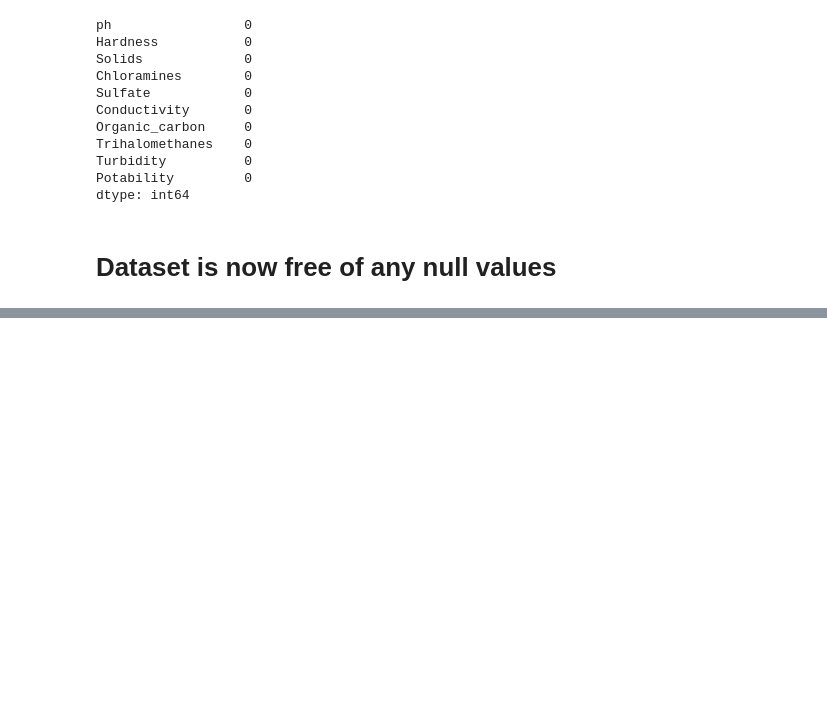
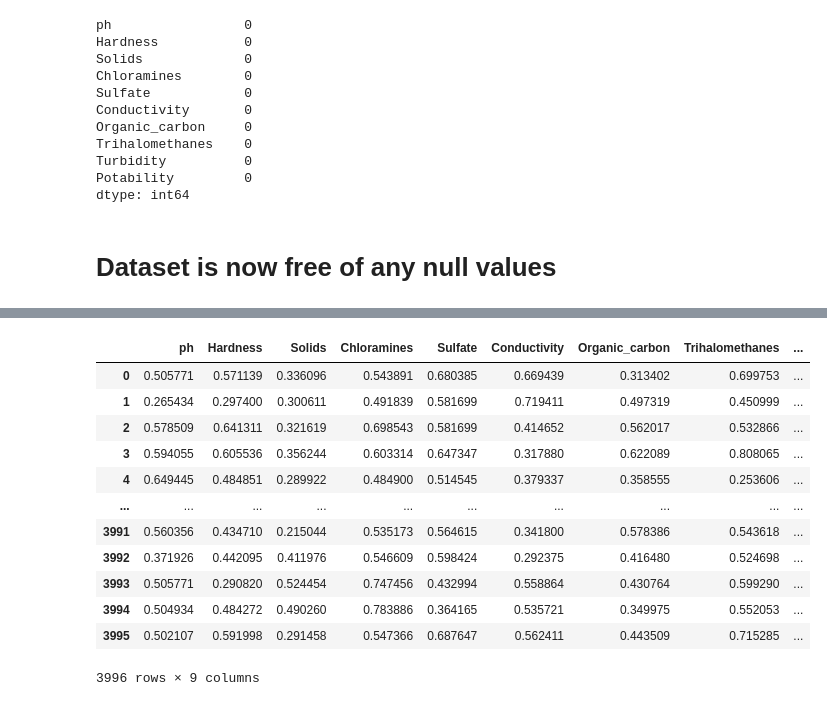
Before and after one commit to atulbhargavks/DM_Project, a Jupyter notebook: DM_Project.ipynb, the cells around one changed output, grey strips where cells are left out. Saved outputs shown, nothing was run; the diff lists cells and outputs as text; code cells hidden in the pictures; blank space fills up the shorter version.

```diff
--- a/DM_Project.ipynb
+++ b/DM_Project.ipynb
@@ -182,0 +260,2 @@ dtype: int64
+# %%
+Y=data['Potability']
@@ -182,0 +279,12 @@ dtype: int64
+# %%
+from imblearn.over_sampling import SMOTE
+
+sm = SMOTE(random_state=42)
+# %%
+X_sm, y_sm = sm.fit_resample(X, Y)
+
+print(f'''Shape of X before SMOTE: {X.shape}
+Shape of X after SMOTE: {X_sm.shape}''')
+
+print('\nBalance of positive and negative classes (%):')
+y_sm.value_counts(normalize=True) * 100
@@ -182,0 +317,16 @@ dtype: int64
+# %%
+X_sm
+# %% [output]
+|  | ph | Hardness | Solids | Chloramines | Sulfate | Conductivity | Organic_carbon | Trihalomethanes | ... |
+| 0 | 0.505771 | 0.571139 | 0.336096 | 0.543891 | 0.680385 | 0.669439 | 0.313402 | 0.699753 | ... |
+| 1 | 0.265434 | 0.297400 | 0.300611 | 0.491839 | 0.581699 | 0.719411 | 0.497319 | 0.450999 | ... |
+| 2 | 0.578509 | 0.641311 | 0.321619 | 0.698543 | 0.581699 | 0.414652 | 0.562017 | 0.532866 | ... |
+| 3 | 0.594055 | 0.605536 | 0.356244 | 0.603314 | 0.647347 | 0.317880 | 0.622089 | 0.808065 | ... |
+| 4 | 0.649445 | 0.484851 | 0.289922 | 0.484900 | 0.514545 | 0.379337 | 0.358555 | 0.253606 | ... |
+| ... | ... | ... | ... | ... | ... | ... | ... | ... | ... |
+| 3991 | 0.560356 | 0.434710 | 0.215044 | 0.535173 | 0.564615 | 0.341800 | 0.578386 | 0.543618 | ... |
+| 3992 | 0.371926 | 0.442095 | 0.411976 | 0.546609 | 0.598424 | 0.292375 | 0.416480 | 0.524698 | ... |
+| 3993 | 0.505771 | 0.290820 | 0.524454 | 0.747456 | 0.432994 | 0.558864 | 0.430764 | 0.599290 | ... |
+| 3994 | 0.504934 | 0.484272 | 0.490260 | 0.783886 | 0.364165 | 0.535721 | 0.349975 | 0.552053 | ... |
+| 3995 | 0.502107 | 0.591998 | 0.291458 | 0.547366 | 0.687647 | 0.562411 | 0.443509 | 0.715285 | ... |
+3996 rows × 9 columns
```
Also changed, not shown: parts of 61 cells of this notebook.
